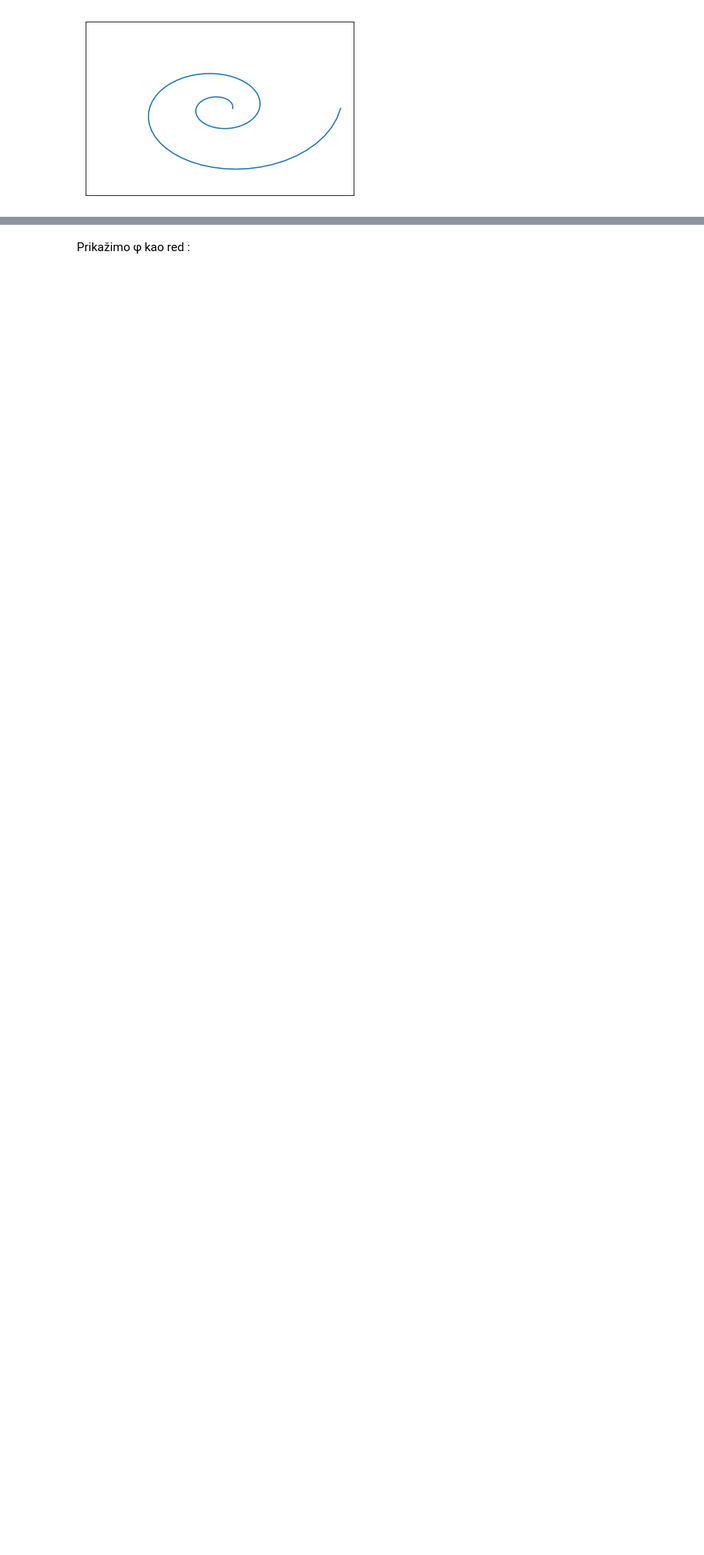
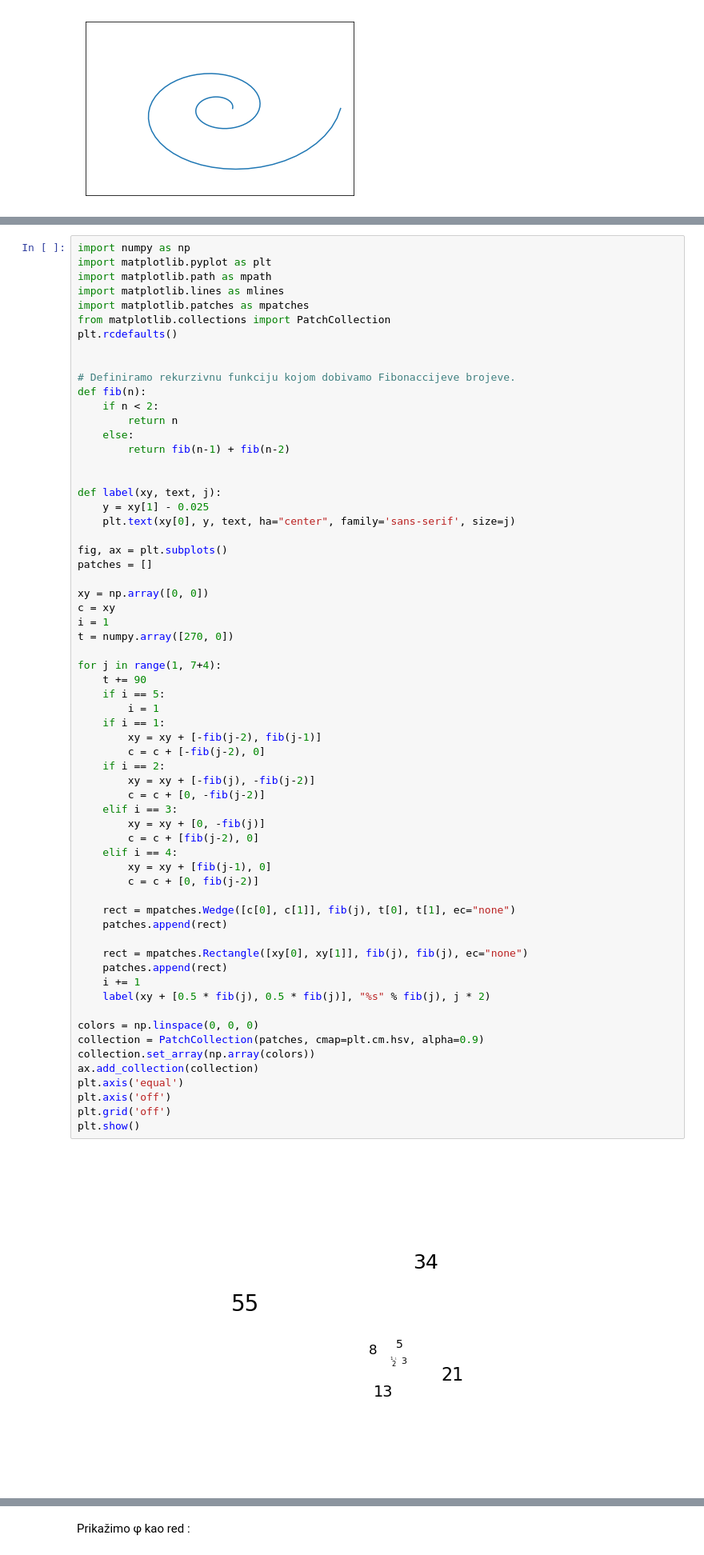
Before and after one commit to kkozina/Matemati-ki-softver, a Jupyter notebook: Prva zadaca.ipynb, the cells around one changed output, grey strips where cells are left out. Shown at 80% size. Drawn from its saved outputs; the diff is of its cells as text; blank space fills up the shorter version.

```diff
--- a/Prva zadaca.ipynb
+++ b/Prva zadaca.ipynb
@@ -430,3 +432,68 @@ savefig('logarithmic_spiral.svg')
+# %%
+import numpy as np
+import matplotlib.pyplot as plt
+import matplotlib.path as mpath
+import matplotlib.lines as mlines
+import matplotlib.patches as mpatches
+from matplotlib.collections import PatchCollection
+plt.rcdefaults()
+
+
+# Definiramo rekurzivnu funkciju kojom dobivamo Fibonaccijeve brojeve.
+def fib(n):
+    if n < 2:
+        return n
+    else:
+        return fib(n-1) + fib(n-2)
+
+
+def label(xy, text, j):
+    y = xy[1] - 0.025
+    plt.text(xy[0], y, text, ha="center", family='sans-serif', size=j)
+
+fig, ax = plt.subplots()
+patches = []
+
+xy = np.array([0, 0])
+c = xy
+i = 1
+t = numpy.array([270, 0])
+
+for j in range(1, 7+4):
+    t += 90
+    if i == 5:
+        i = 1
+    if i == 1:
+        xy = xy + [-fib(j-2), fib(j-1)]
+        c = c + [-fib(j-2), 0]
+    if i == 2:
+        xy = xy + [-fib(j), -fib(j-2)]
+        c = c + [0, -fib(j-2)]
+    elif i == 3:
+        xy = xy + [0, -fib(j)]
+        c = c + [fib(j-2), 0]
+    elif i == 4:
+        xy = xy + [fib(j-1), 0]
+        c = c + [0, fib(j-2)]
+
+    rect = mpatches.Wedge([c[0], c[1]], fib(j), t[0], t[1], ec="none")
+    patches.append(rect)
+
+    rect = mpatches.Rectangle([xy[0], xy[1]], fib(j), fib(j), ec="none")
+    patches.append(rect)
+    i += 1
+    label(xy + [0.5 * fib(j), 0.5 * fib(j)], "%s" % fib(j), j * 2)
+
+colors = np.linspace(0, 0, 0)
+collection = PatchCollection(patches, cmap=plt.cm.hsv, alpha=0.9)
+collection.set_array(np.array(colors))
+ax.add_collection(collection)
+plt.axis('equal')
+plt.axis('off')
+plt.grid('off')
+plt.show()
+# %% [output]
+[figure, added]
 # %% [markdown]
 Uz Fibonaccijevu spiralu često se veže pojam zlatnog reza.
 __Zlatni rez__ se često označava s grčkim slovom φ. Izraženo algebarski:
```
Also changed, not shown: parts of 6 cells of this notebook.
